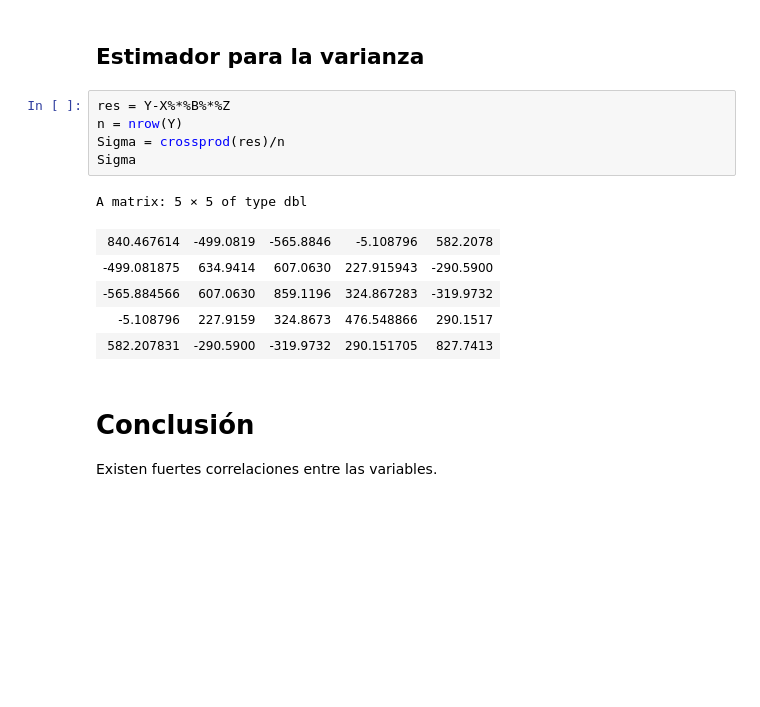
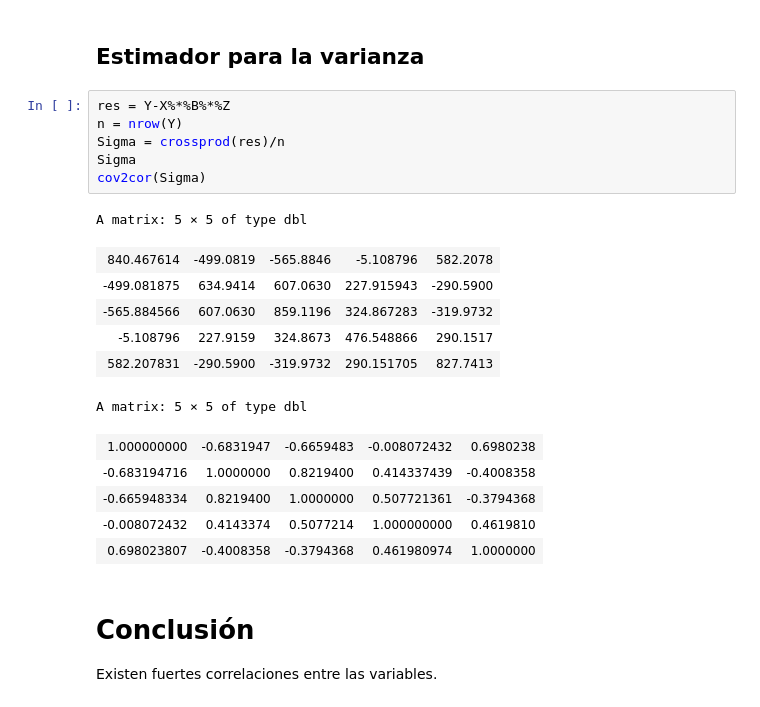
Before and after one commit to Fabimath/Multivariado, a Jupyter notebook: evaluación/p4.ipynb, the cells around one changed output. Cells and saved outputs as stored; diff of their text form; blank space fills up the shorter version.

```diff
--- a/evaluación/p4.ipynb
+++ b/evaluación/p4.ipynb
@@ -83,15 +83,22 @@ Con el tratamiento B el nivel de azucar en la sangre baja mas rápido que con el
 # %%
 res = Y-X%*%B%*%Z
 n = nrow(Y)
 Sigma = crossprod(res)/n
 Sigma
+cov2cor(Sigma)
 # %% [output]
 A matrix: 5 × 5 of type dbl
 | 840.467614 | -499.0819 | -565.8846 | -5.108796 | 582.2078 |
 | -499.081875 | 634.9414 | 607.0630 | 227.915943 | -290.5900 |
 | -565.884566 | 607.0630 | 859.1196 | 324.867283 | -319.9732 |
 | -5.108796 | 227.9159 | 324.8673 | 476.548866 | 290.1517 |
 | 582.207831 | -290.5900 | -319.9732 | 290.151705 | 827.7413 |
+A matrix: 5 × 5 of type dbl
+| 1.000000000 | -0.6831947 | -0.6659483 | -0.008072432 | 0.6980238 |
+| -0.683194716 | 1.0000000 | 0.8219400 | 0.414337439 | -0.4008358 |
+| -0.665948334 | 0.8219400 | 1.0000000 | 0.507721361 | -0.3794368 |
+| -0.008072432 | 0.4143374 | 0.5077214 | 1.000000000 | 0.4619810 |
+| 0.698023807 | -0.4008358 | -0.3794368 | 0.461980974 | 1.0000000 |
 # %% [markdown]
 # Conclusión
 Existen fuertes correlaciones entre las variables.
```
Also changed, not shown: parts of 2 cells of this notebook.
